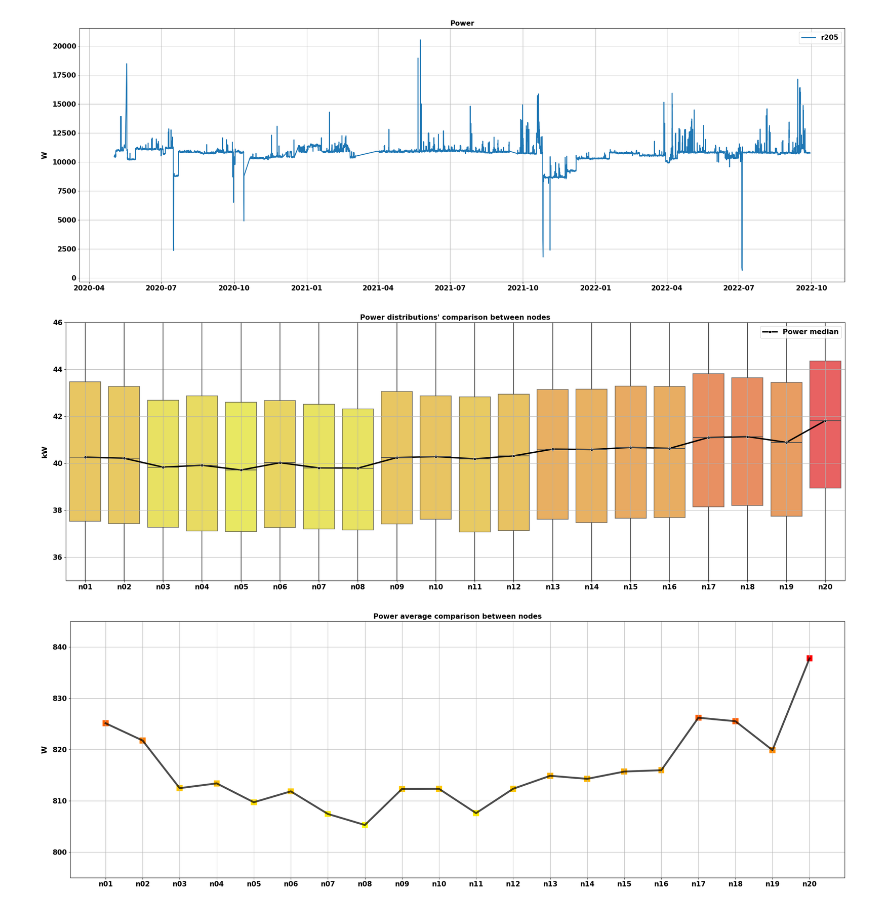
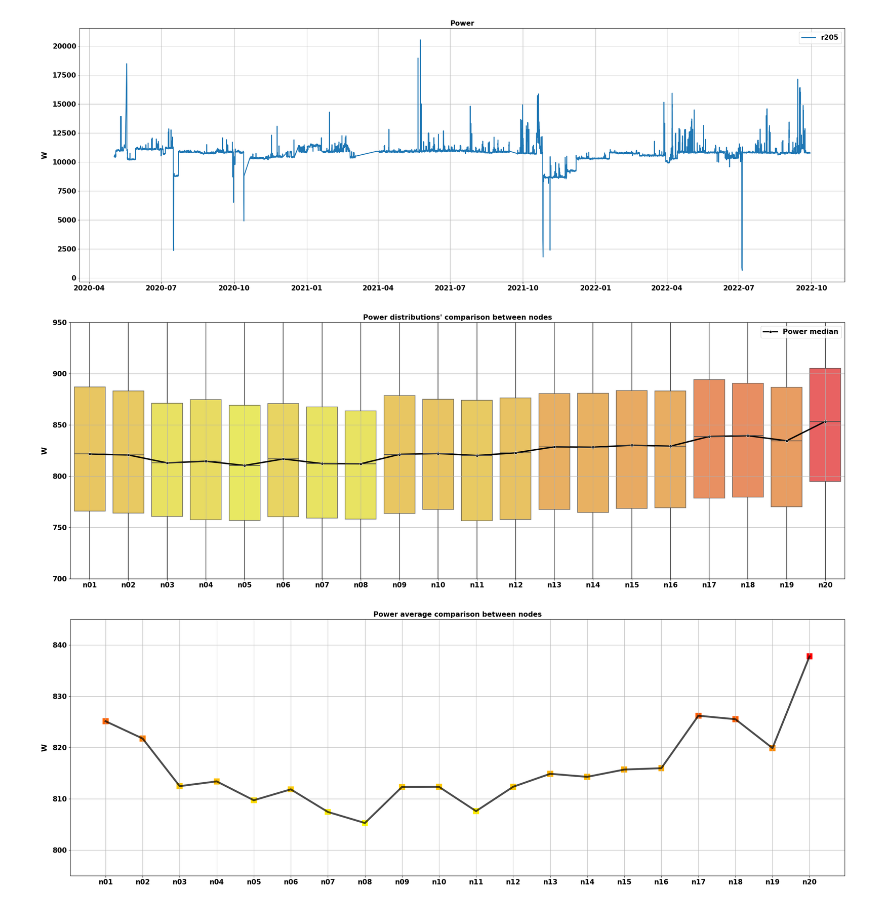
Before and after one commit to LSquarzoni/GreenTeam, a Jupyter notebook: PWR_Dataset_plotting.ipynb, the cells around one changed output. Drawn from its saved outputs; the diff is of its cells as text; code cells hidden in the pictures.

Commit message:
fixed plot

```diff
--- a/PWR_Dataset_plotting.ipynb
+++ b/PWR_Dataset_plotting.ipynb
@@ -170,38 +170,38 @@ for i in range(1, 21):
     if (i < 10):
         node_nbr = "n0" + str(i)
     else:
         node_nbr = "n" + str(i)
     node = [col for col in dataset_P.columns if node_nbr in col]
     if not node:
         continue # Skipping a cycle if the node number isn't present
-    new_node = dataset_P[node].sum(axis=1)
+    new_node = dataset_P[node].mean(axis=1)
     dataset_P_nodes[node_nbr] = new_node
 
 #print(dataset_P_nodes)
 
 mx=dataset_P_nodes.median()
 # Color map creation
 cmap = LinearSegmentedColormap.from_list("custom_cmap", ["yellow", "red"])
 normalize = plt.Normalize(mx.min(), mx.max())
 colors = [cmap(normalize(value)) for value in mx]
 
 fig, ax = plt.subplots(figsize=(30,10))
 sns.boxplot(data=dataset_P_nodes, ax=ax, palette=colors, boxprops=dict(alpha=0.7))
 sns.lineplot(y=mx.values, x=mx.index, ax=ax, linestyle='-', color='black', linewidth=3, marker='o', label='Power median')
 plt.grid(True)
 plt.gca().yaxis.labelpad = 10
 plt.xticks(fontweight='bold', fontsize=15)
 plt.yticks(fontweight='bold', fontsize=15)
-plt.ylabel('kW', fontweight='bold', fontsize=15)
+plt.ylabel('W', fontweight='bold', fontsize=15)
 plt.title("Power distributions' comparison between nodes", fontweight='bold', fontsize=15)
-ax.set_ylim(35000, 46000)
-ax.yaxis.set_major_formatter(ticker.FuncFormatter(lambda x, pos: '{:.0f}'.format(x/1000)))
+ax.set_ylim(700, 950)
+#ax.yaxis.set_major_formatter(ticker.FuncFormatter(lambda x, pos: '{:.0f}'.format(x/1000)))
 plt.legend(prop={'weight': 'bold', 'size': 15})
 
 plt.savefig('../PLOTS/PWR_nodes_boxplot.png', dpi=300)
 plt.show()
 # %% [output]
-[figure, old version]
+[figure, new version]
 # %%
 # Creation of individual nodes' dataset and plotting as a lineplot
 dataset_P_nodes = pd.DataFrame()
```
